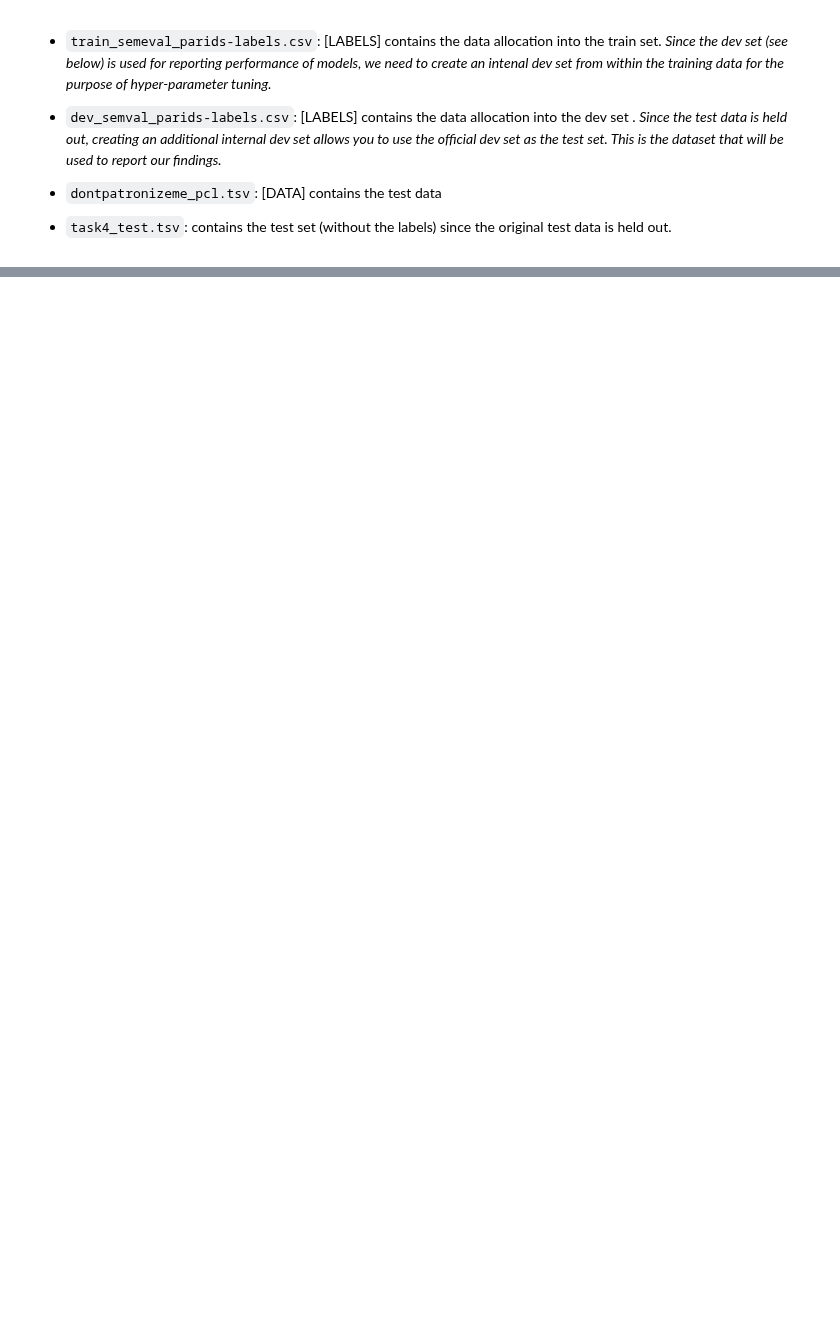
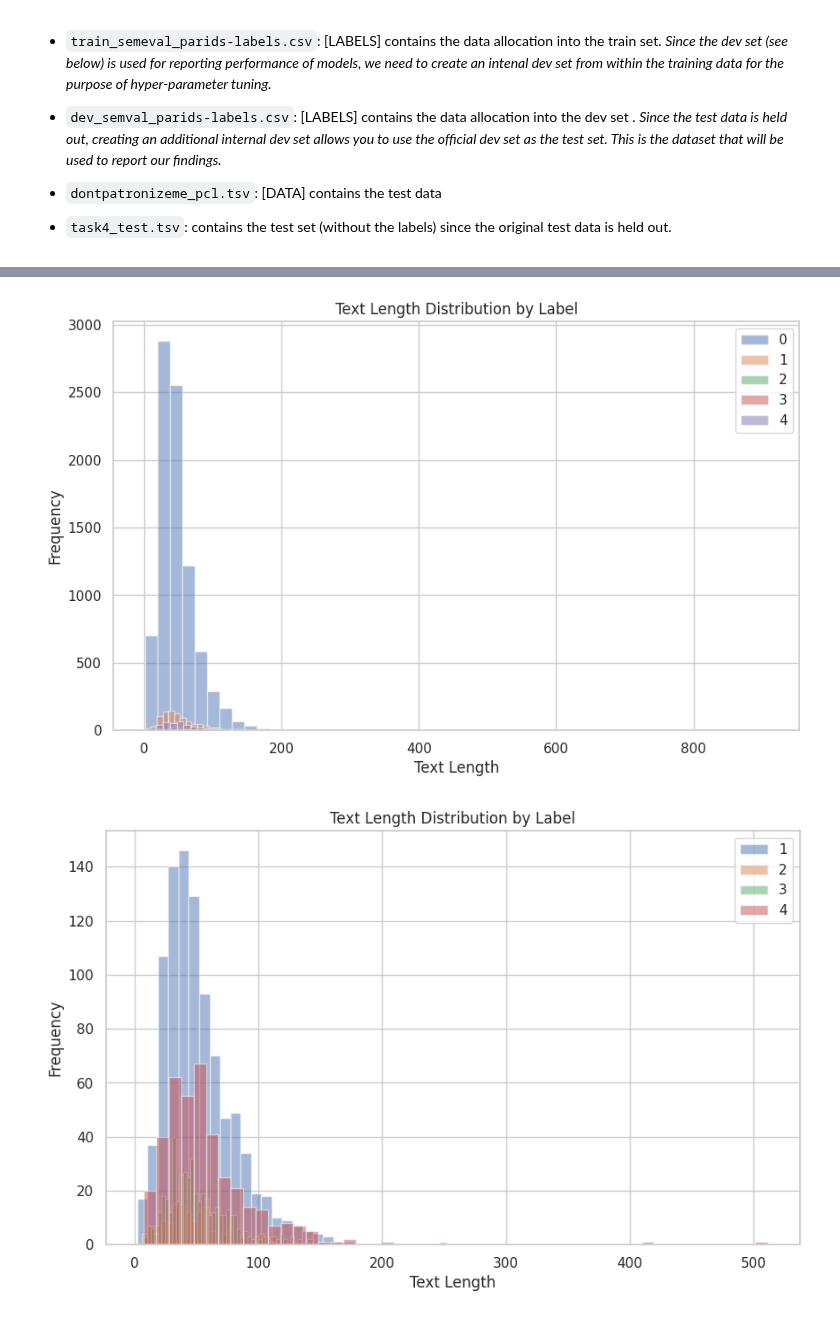
Before and after one commit to avzh1/nlp_bert_classifier, a Jupyter notebook: src/data_analysis/data_analysis.ipynb, the cells around one changed output, grey strips where cells are left out. Drawn from its saved outputs; the diff is of its cells as text; code cells hidden in the pictures; blank space fills up the shorter version.

```diff
--- a/src/data_analysis/data_analysis.ipynb
+++ b/src/data_analysis/data_analysis.ipynb
@@ -66,0 +330,5 @@ dont_patronize_me = df = pd.read_csv(f'{data_path}/dontpatronizeme_pcl.tsv', del
+# %%
+word_count = joined_df[['text', 'label','is_patronizing']]
+word_count.loc[:, ('text')] = word_count['text'].apply(lambda x: len(x.split(' ')))
+
+word_count.sort_values(by='text')
@@ -66,0 +349,7 @@ dont_patronize_me = df = pd.read_csv(f'{data_path}/dontpatronizeme_pcl.tsv', del
+# %%
+plot_histogram_for_sentence_length(word_count, labels=[0,1,2,3,4])
+plot_histogram_for_sentence_length(word_count, labels=[1,2,3,4])
+plot_histogram_for_sentence_length_by_patronizing(word_count)
+# %% [output]
+[figure, added]
+[figure, added]
```
Also changed, not shown: parts of 43 cells of this notebook.
